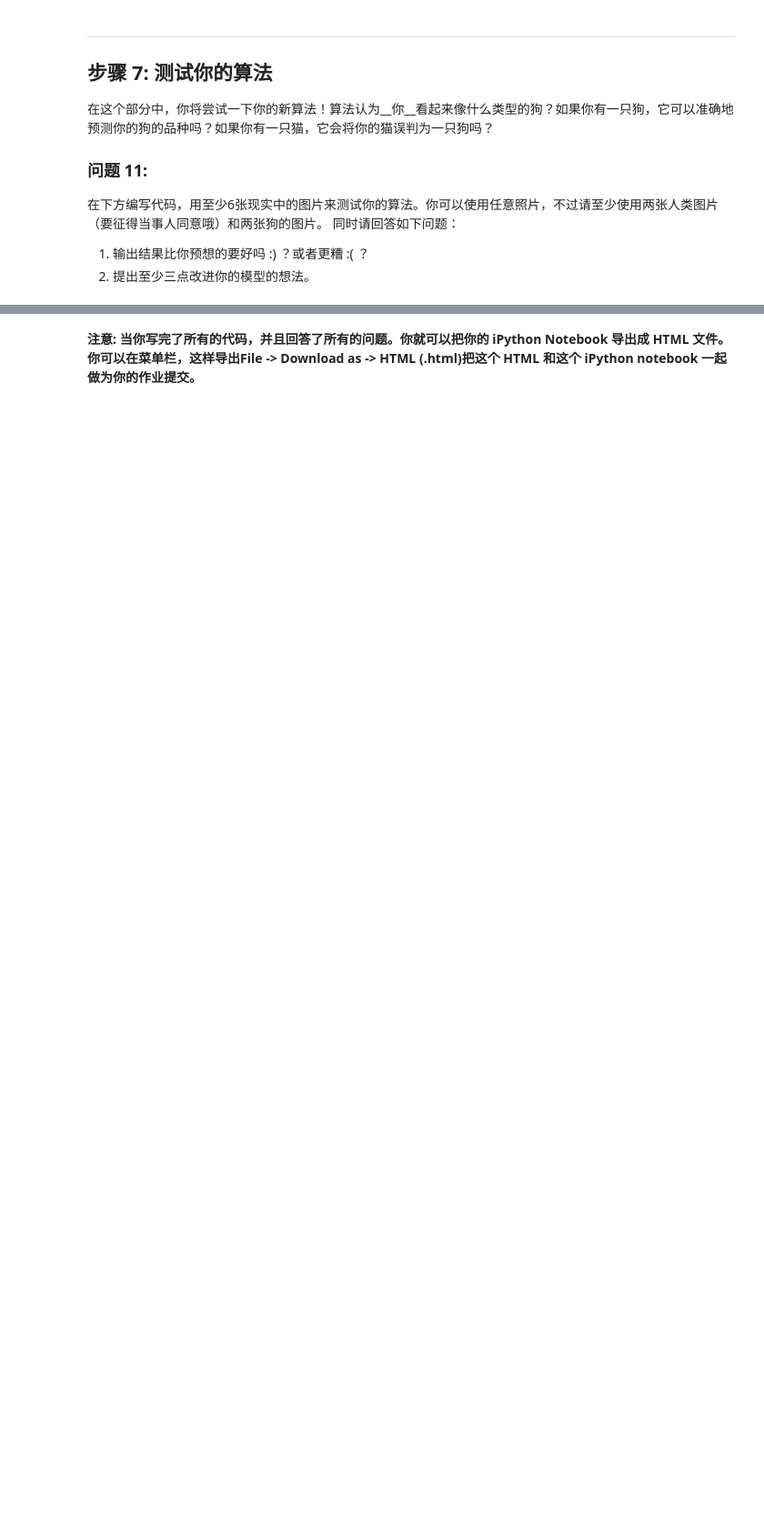
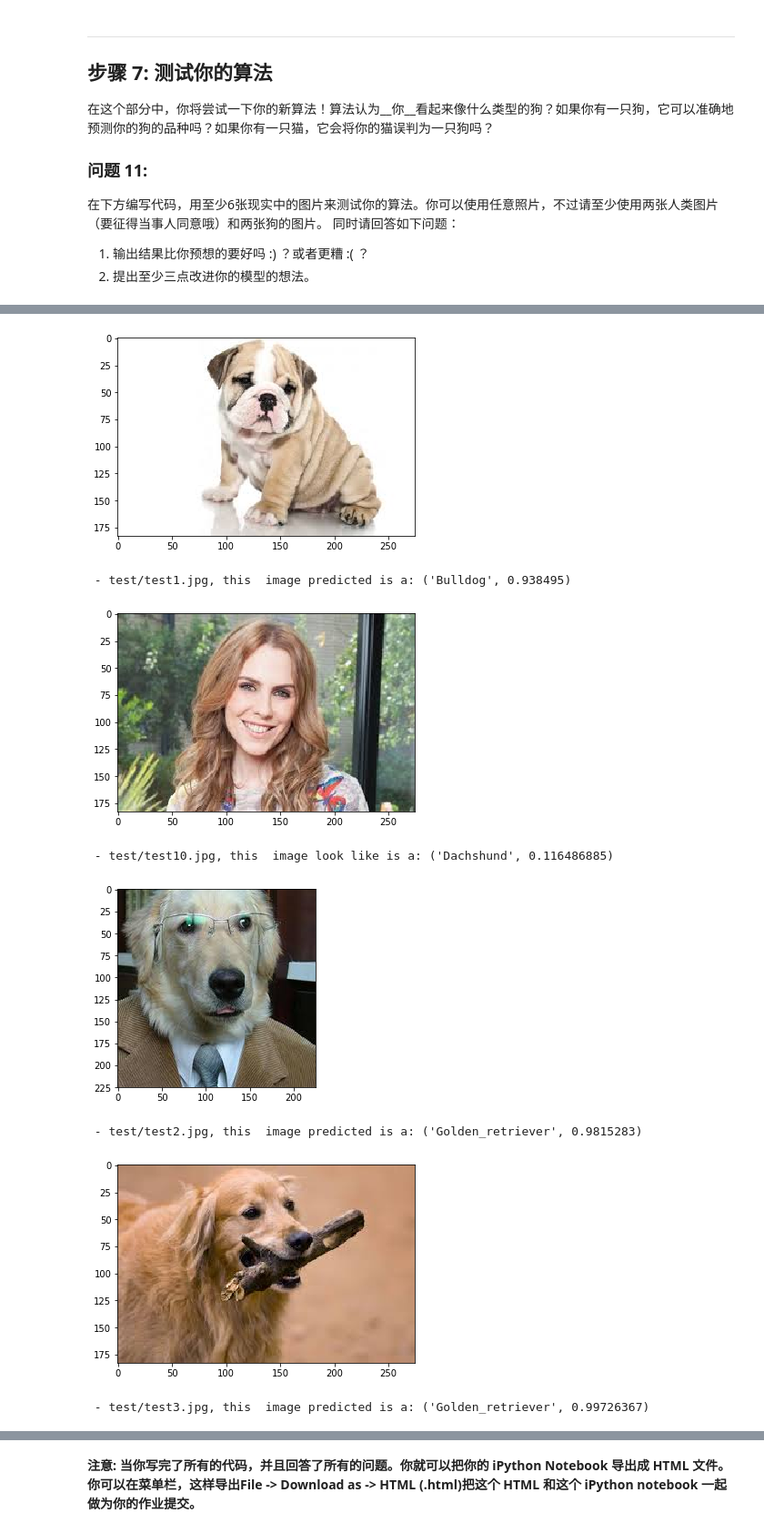
Before and after one commit to fountainhead-gq/dog_project, a Jupyter notebook: dog_app.ipynb, the cells around one changed output, grey strips where cells are left out. Shown at 91% size. Saved outputs shown, nothing was run; the diff lists cells and outputs as text; code cells hidden in the pictures; blank space fills up the shorter version.

```diff
--- a/dog_app.ipynb
+++ b/dog_app.ipynb
@@ -817,3 +1016,22 @@ def predict_image(img_path):
+# %%
+# top n predict
+def Xception_predict_breed_top(image_path, top_n=3):
+    img_feature = extract_Xception(path_to_tensor(image_path))
+    img_predicted = Xception_model.predict(img_feature)
+    pred_top = np.argsort(-img_predicted)[0][:top_n]
+    return [(dog_names[i], img_predicted[0][i]) for i in pred_top]
+# %%
+def Xception_predict_ouput(img_path):
+    if dog_detector(img_path):
+        message = "this image predicted is a"
+    elif face_detector(img_path):
+        message = "this image look like is a"
+    else:
+        message = 'this image does not contain a dog or human'
+        # raise Exception('Neither a dog nor a person')
+
+    pred_result = Xception_predict_breed_top(img_path)[0]
+    return "{}: {} ".format(message, pred_result)
 # %% [markdown]
 ---
 <a id='step7'></a>
@@ -837,0 +1058,20 @@ your predicted is a-- Bulldog
+# %%
+## TODO: 在你的电脑上，在步骤6中，至少在6张图片上运行你的算法。
+## 自由地使用所需的代码单元数吧
+
+for img in sorted(glob('test/*')):
+    plt_img = cv2.imread(img)
+    cv_rgb = cv2.cvtColor(plt_img, cv2.COLOR_BGR2RGB)
+    plt.imshow(cv_rgb)
+    plt.show()
+    print(' - {}, {}'.format(img, Xception_predict_ouput(img)))
+    print(' ' * 20)
+# %% [output]
+[figure, added]
+ - test/test1.jpg, this  image predicted is a: ('Bulldog', 0.938495)
+[figure, added]
+ - test/test10.jpg, this  image look like is a: ('Dachshund', 0.116486885)
+[figure, added]
+ - test/test2.jpg, this  image predicted is a: ('Golden_retriever', 0.9815283)
+[figure, added]
+ - test/test3.jpg, this  image predicted is a: ('Golden_retriever', 0.99726367)
```
Also changed, not shown: parts of 34 cells of this notebook, 1 other file.
